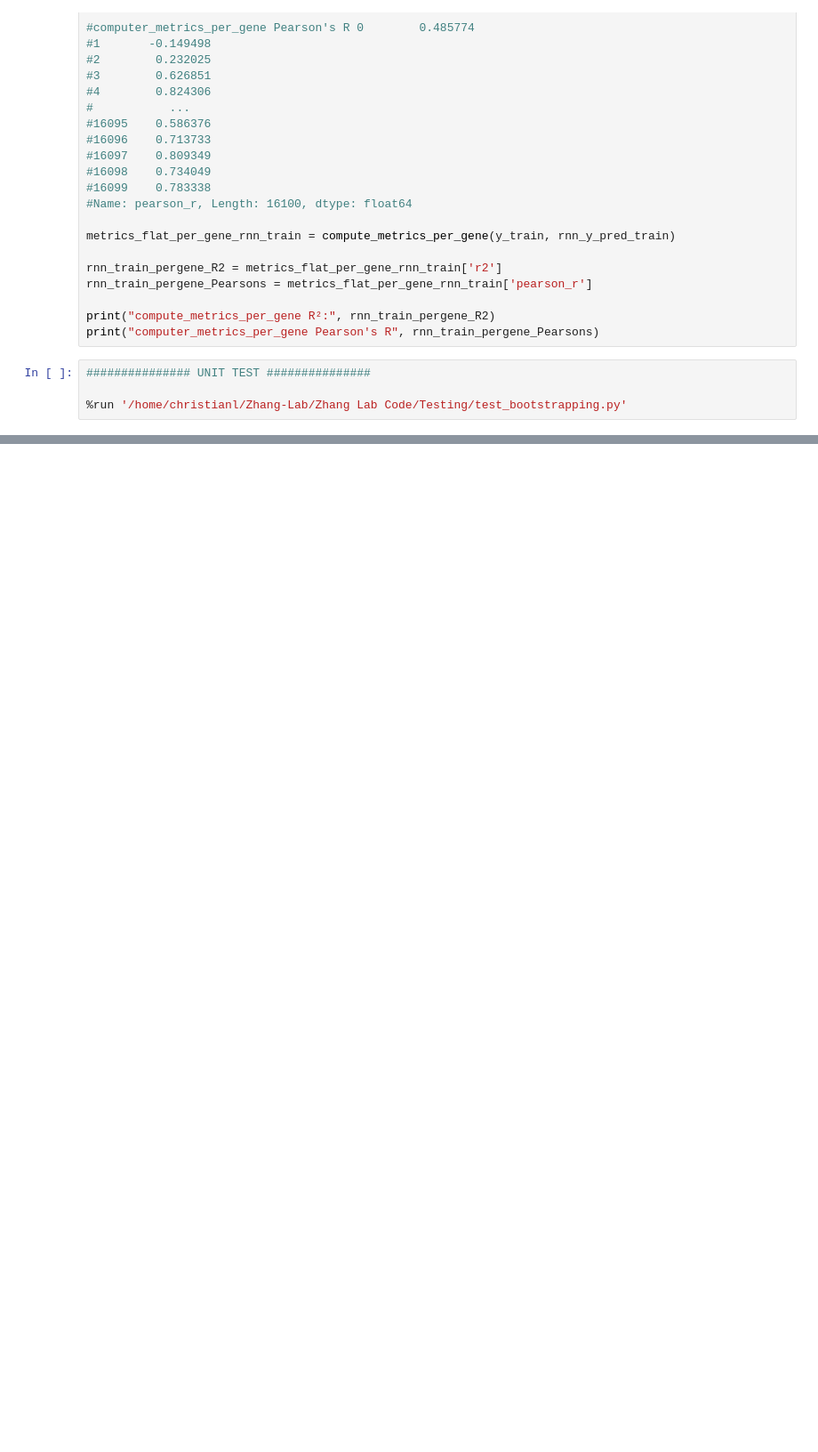
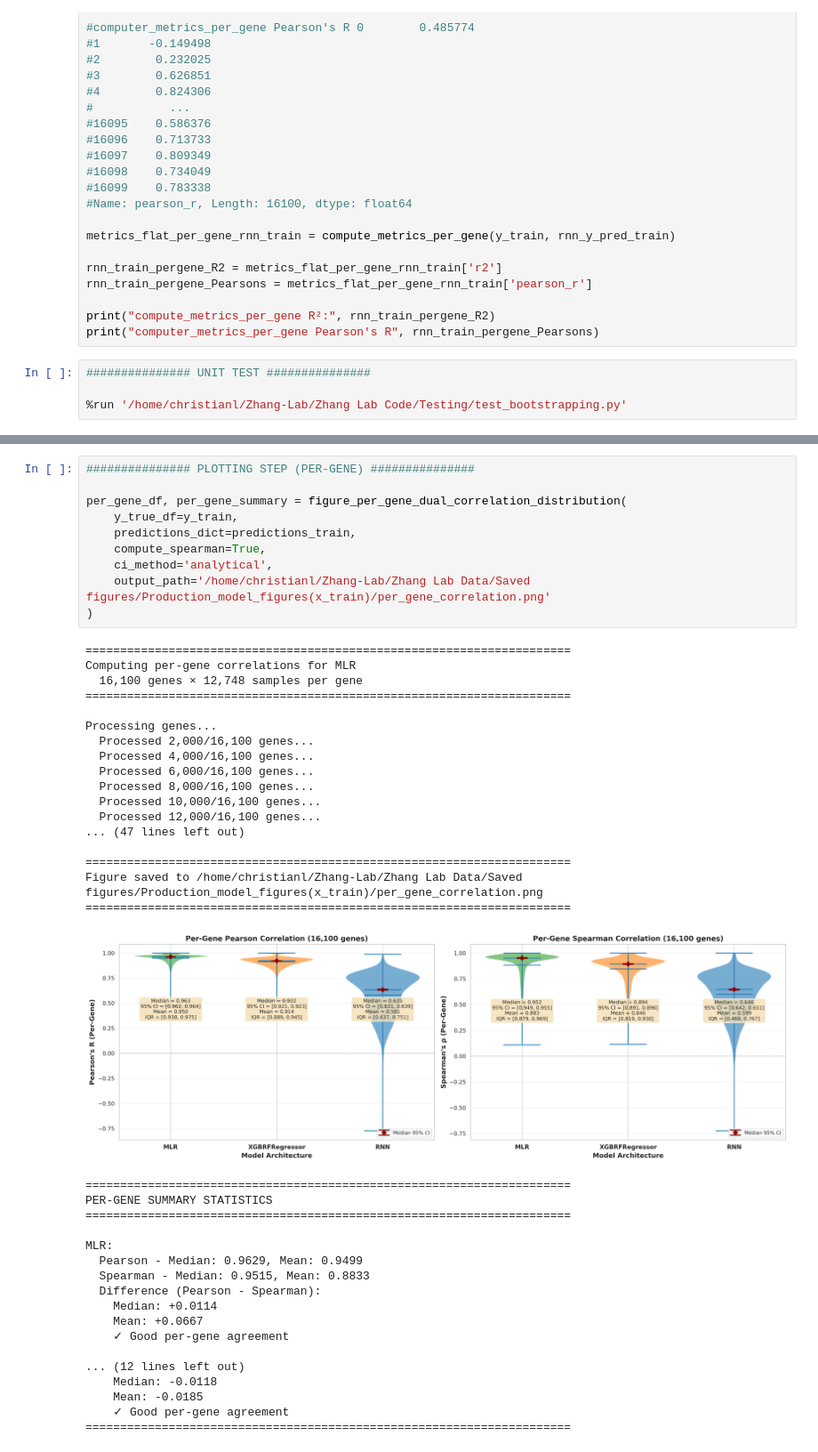
Before and after one commit to ChristianLangridge/LEMBAS-RNN-benchmark, a Jupyter notebook: Zhang Lab Code/Figures/Model-fitting/Fig1(fitting).ipynb, the cells around one changed output, grey strips where cells are left out. Shown at 89% size. Cells and saved outputs as stored; diff of their text form; blank space fills up the shorter version.

```diff
--- a/Zhang Lab Code/Figures/Model-fitting/Fig1(fitting).ipynb
+++ b/Zhang Lab Code/Figures/Model-fitting/Fig1(fitting).ipynb
@@ -227,0 +221,46 @@ Figure saved to /home/christianl/Zhang-Lab/Zhang Lab Data/Saved figures/figure2(
+# %%
+############### PLOTTING STEP (PER-GENE) ###############
+
+per_gene_df, per_gene_summary = figure_per_gene_dual_correlation_distribution(
+    y_true_df=y_train,
+    predictions_dict=predictions_train,
+    compute_spearman=True,
+    ci_method='analytical',
+    output_path='/home/christianl/Zhang-Lab/Zhang Lab Data/Saved figures/Production_model_figures(x_train)/per_gene_correlation.png'
+)
+# %% [output]
+======================================================================
+Computing per-gene correlations for MLR
+  16,100 genes × 12,748 samples per gene
+======================================================================
+
+Processing genes...
+  Processed 2,000/16,100 genes...
+  Processed 4,000/16,100 genes...
+  Processed 6,000/16,100 genes...
+  Processed 8,000/16,100 genes...
+  Processed 10,000/16,100 genes...
+  Processed 12,000/16,100 genes...
+... (47 lines left out)
+
+======================================================================
+Figure saved to /home/christianl/Zhang-Lab/Zhang Lab Data/Saved figures/Production_model_figures(x_train)/per_gene_correlation.png
+======================================================================
+[figure, added]
+======================================================================
+PER-GENE SUMMARY STATISTICS
+======================================================================
+
+MLR:
+  Pearson - Median: 0.9629, Mean: 0.9499
+  Spearman - Median: 0.9515, Mean: 0.8833
+  Difference (Pearson - Spearman):
+    Median: +0.0114
+    Mean: +0.0667
+    ✓ Good per-gene agreement
+
+... (12 lines left out)
+    Median: -0.0118
+    Mean: -0.0185
+    ✓ Good per-gene agreement
+======================================================================
```
Also changed, not shown: parts of 4 cells of this notebook, 3 other files.
